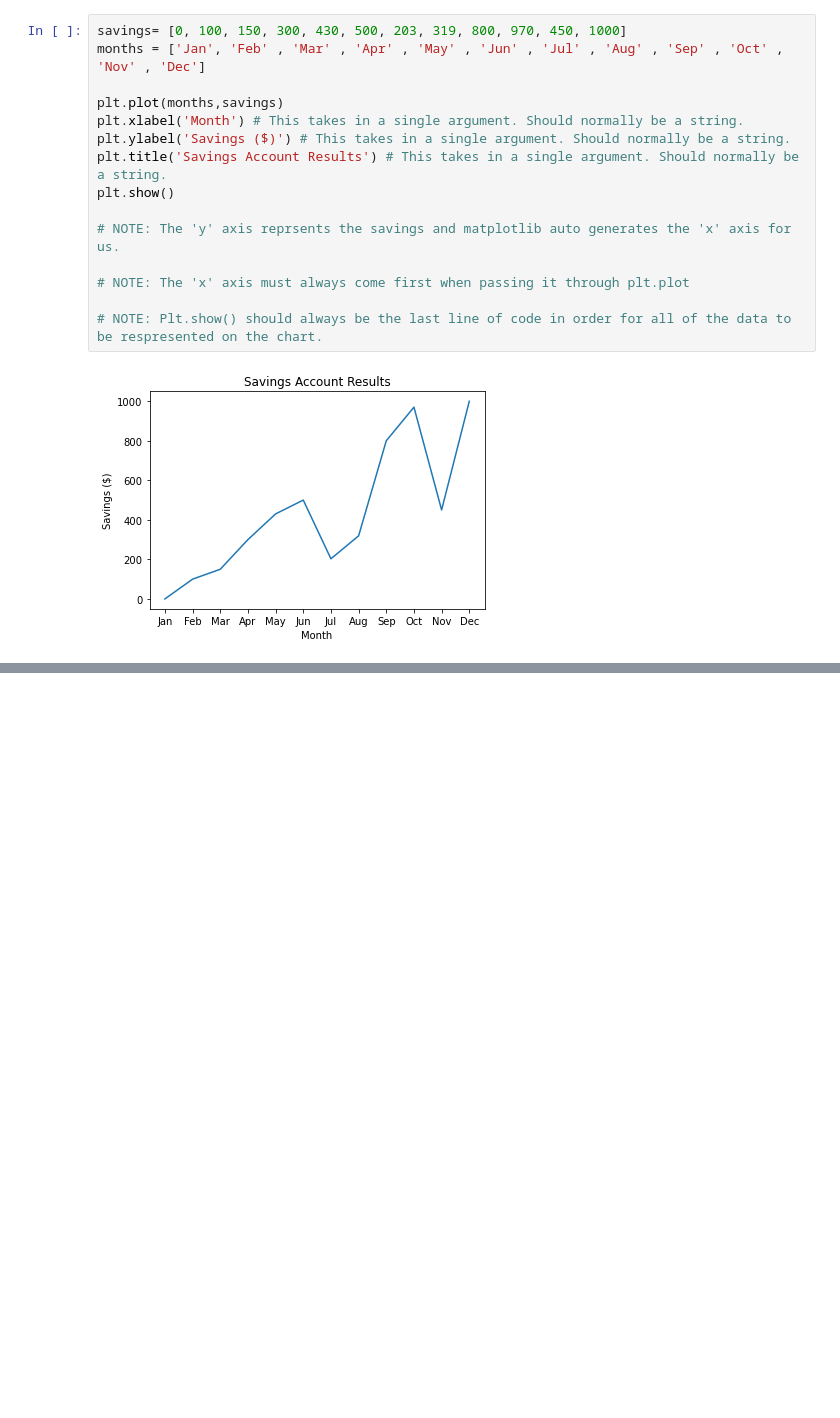
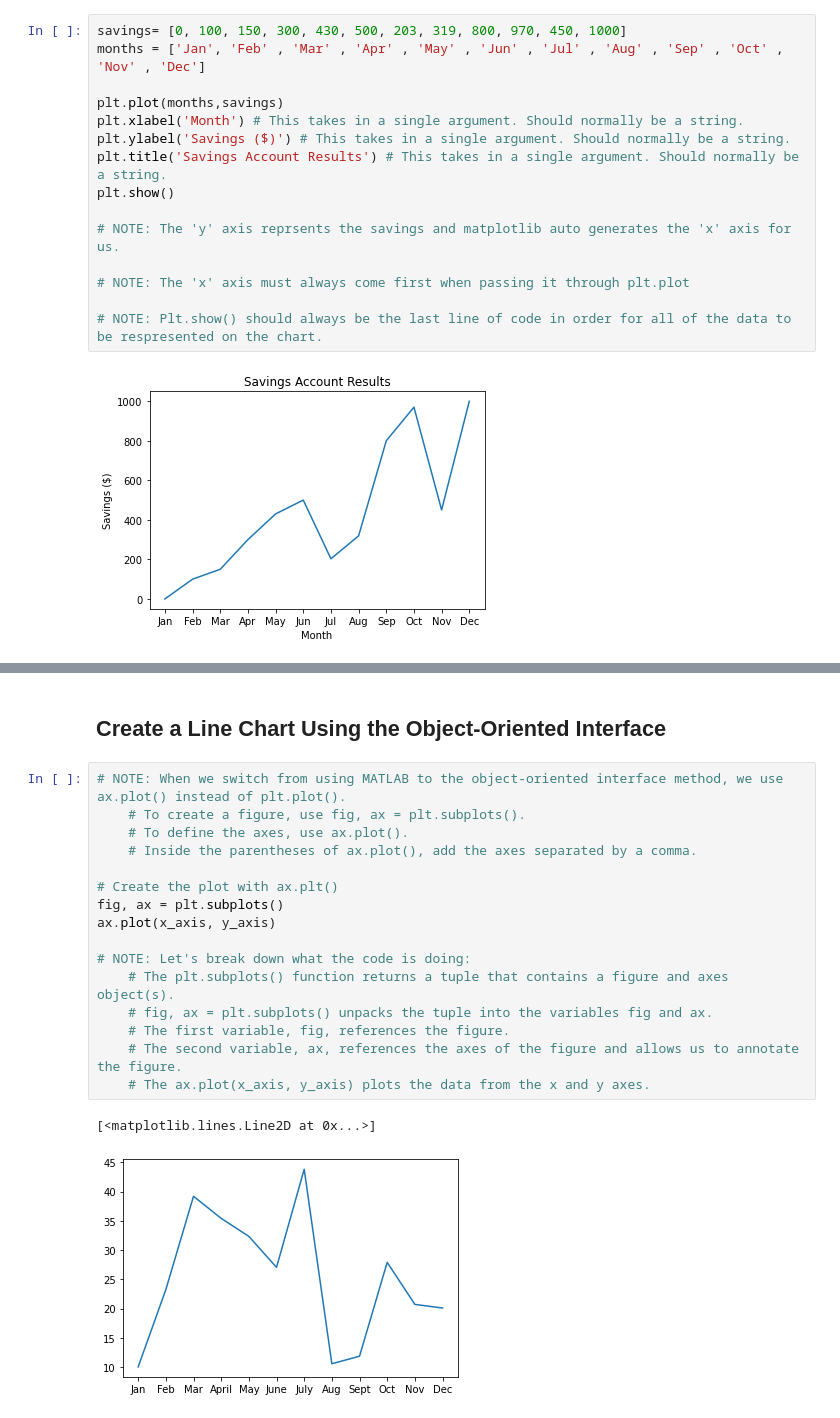
Before and after one commit to cameronmitchell18/PyBer-Analysis-Practice, a Jupyter notebook: PyBer_Practice.ipynb, the cells around one changed output, grey strips where cells are left out. Drawn from its saved outputs; the diff is of its cells as text; blank space fills up the shorter version.

```diff
--- a/PyBer_Practice.ipynb
+++ b/PyBer_Practice.ipynb
@@ -21,0 +40,21 @@ plt.show()
+# %% [markdown]
+## Create a Line Chart Using the Object-Oriented Interface
+# %%
+# NOTE: When we switch from using MATLAB to the object-oriented interface method, we use ax.plot() instead of plt.plot().
+    # To create a figure, use fig, ax = plt.subplots().
+    # To define the axes, use ax.plot().
+    # Inside the parentheses of ax.plot(), add the axes separated by a comma.
+
+# Create the plot with ax.plt()
+fig, ax = plt.subplots()
+ax.plot(x_axis, y_axis)
+
+# NOTE: Let's break down what the code is doing:
+    # The plt.subplots() function returns a tuple that contains a figure and axes object(s).
+    # fig, ax = plt.subplots() unpacks the tuple into the variables fig and ax.
+    # The first variable, fig, references the figure.
+    # The second variable, ax, references the axes of the figure and allows us to annotate the figure.
+    # The ax.plot(x_axis, y_axis) plots the data from the x and y axes.
+# %% [output]
+[<matplotlib.lines.Line2D at 0x...>]
+[figure, added]
```
Also changed, not shown: parts of 11 cells of this notebook.
